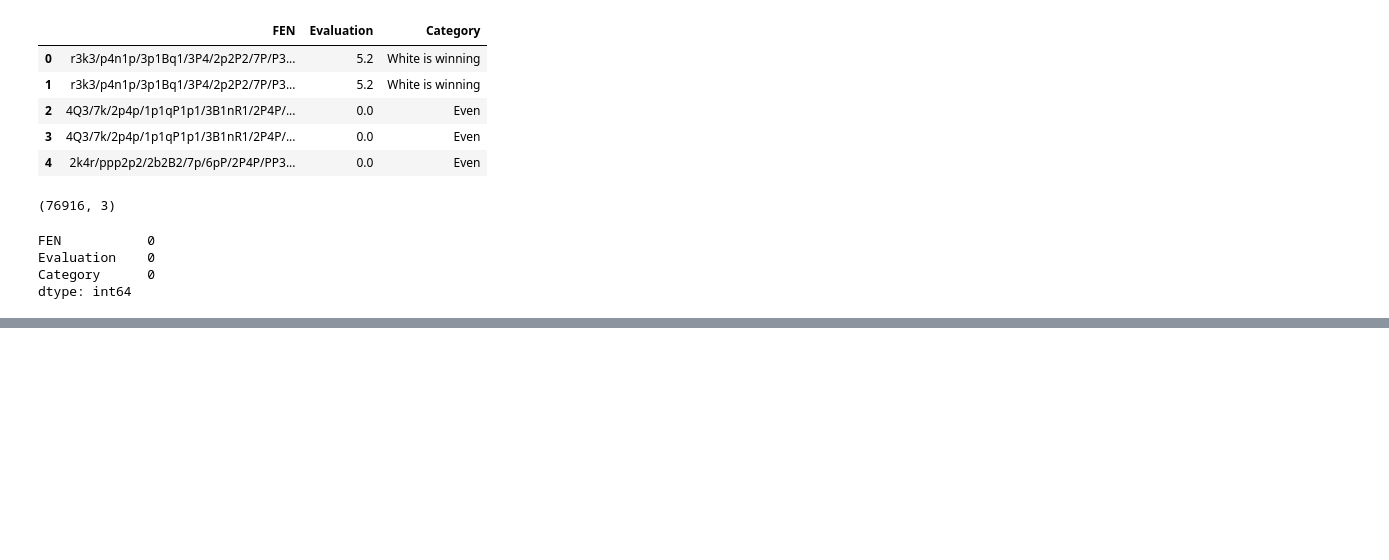
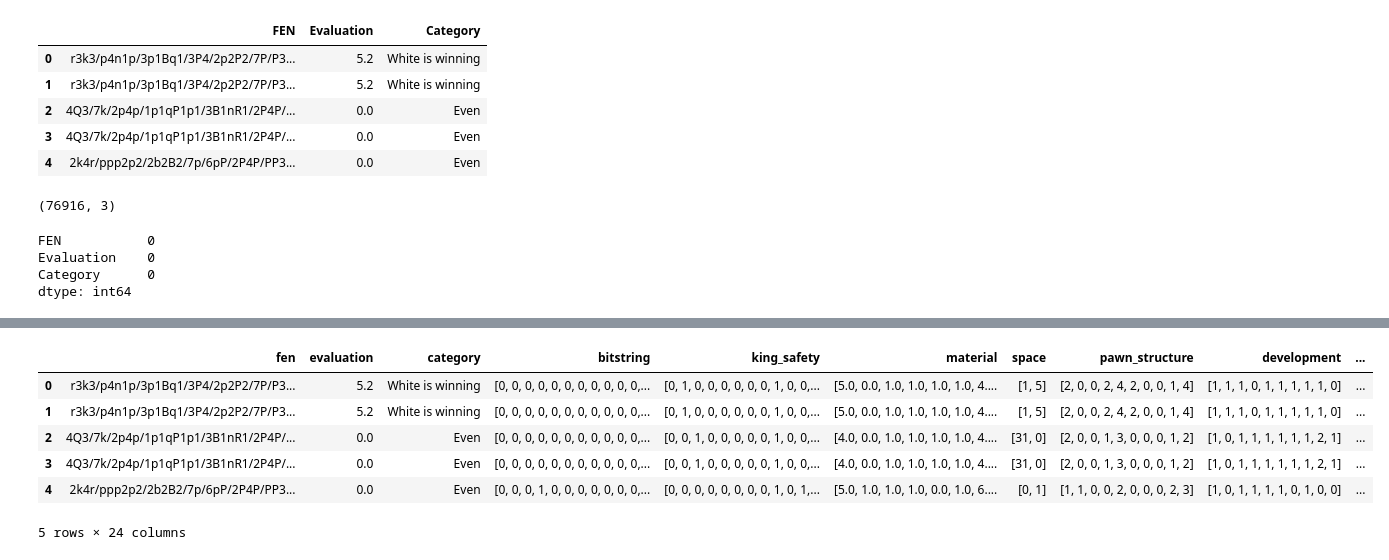
Before and after one commit to charltonxqh/Deep-Learning-and-Computer-Chess, a Jupyter notebook: python/main.ipynb, the cells around one changed output, grey strips where cells are left out. Cells and saved outputs as stored; diff of their text form; code cells hidden in the pictures; blank space fills up the shorter version.

```diff
--- a/python/main.ipynb
+++ b/python/main.ipynb
@@ -82,0 +427,19 @@ df.head()
+# %%
+df['bitstring_tensor'] = df['bitstring'].apply(lambda x: torch.tensor([bit for bit in x], dtype=torch.float32))
+df['king_safety_tensor'] = df['king_safety'].apply(lambda x: torch.tensor([bit for bit in x], dtype=torch.float32))
+df['material_tensor'] = df['normalized_material'].apply(lambda x: torch.tensor([bit for bit in x], dtype=torch.float32))
+df['space_tensor'] = df['normalized_space'].apply(lambda x: torch.tensor([bit for bit in x], dtype=torch.float32))
+df['pawn_structure_tensor'] = df['normalized_pawn_structure'].apply(lambda x: torch.tensor([bit for bit in x], dtype=torch.float32))
+df['development_tensor'] = df['development'].apply(lambda x: torch.tensor([bit for bit in x], dtype=torch.float32))
+df['vector_tensor'] = df['vector'].apply(lambda x: torch.tensor([bit for bit in x], dtype=torch.float32))
+df['global_tensor'] = df['global'].apply(lambda x: torch.tensor([bit for bit in x], dtype=torch.float32))
+df['piece_tensor'] = df['piece'].apply(lambda x: torch.tensor([bit for bit in x], dtype=torch.float32))
+df.head()
+# %% [output]
+|  | fen | evaluation | category | bitstring | king_safety | material | space | pawn_structure | development | ... |
+| 0 | r3k3/p4n1p/3p1Bq1/3P4/2p2P2/7P/P3... | 5.2 | White is winning | [0, 0, 0, 0, 0, 0, 0, 0, 0, 0, 0,... | [0, 1, 0, 0, 0, 0, 0, 0, 1, 0, 0,... | [5.0, 0.0, 1.0, 1.0, 1.0, 1.0, 4.... | [1, 5] | [2, 0, 0, 2, 4, 2, 0, 0, 1, 4] | [1, 1, 1, 0, 1, 1, 1, 1, 1, 0] | ... |
+| 1 | r3k3/p4n1p/3p1Bq1/3P4/2p2P2/7P/P3... | 5.2 | White is winning | [0, 0, 0, 0, 0, 0, 0, 0, 0, 0, 0,... | [0, 1, 0, 0, 0, 0, 0, 0, 1, 0, 0,... | [5.0, 0.0, 1.0, 1.0, 1.0, 1.0, 4.... | [1, 5] | [2, 0, 0, 2, 4, 2, 0, 0, 1, 4] | [1, 1, 1, 0, 1, 1, 1, 1, 1, 0] | ... |
+| 2 | 4Q3/7k/2p4p/1p1qP1p1/3B1nR1/2P4P/... | 0.0 | Even | [0, 0, 0, 0, 0, 0, 0, 0, 0, 0, 0,... | [0, 0, 1, 0, 0, 0, 0, 0, 1, 0, 0,... | [4.0, 0.0, 1.0, 1.0, 1.0, 1.0, 4.... | [31, 0] | [2, 0, 0, 1, 3, 0, 0, 0, 1, 2] | [1, 0, 1, 1, 1, 1, 1, 1, 2, 1] | ... |
+| 3 | 4Q3/7k/2p4p/1p1qP1p1/3B1nR1/2P4P/... | 0.0 | Even | [0, 0, 0, 0, 0, 0, 0, 0, 0, 0, 0,... | [0, 0, 1, 0, 0, 0, 0, 0, 1, 0, 0,... | [4.0, 0.0, 1.0, 1.0, 1.0, 1.0, 4.... | [31, 0] | [2, 0, 0, 1, 3, 0, 0, 0, 1, 2] | [1, 0, 1, 1, 1, 1, 1, 1, 2, 1] | ... |
+| 4 | 2k4r/ppp2p2/2b2B2/7p/6pP/2P4P/PP3... | 0.0 | Even | [0, 0, 0, 1, 0, 0, 0, 0, 0, 0, 0,... | [0, 0, 0, 0, 0, 0, 0, 0, 1, 0, 1,... | [5.0, 1.0, 1.0, 1.0, 0.0, 1.0, 6.... | [0, 1] | [1, 1, 0, 0, 2, 0, 0, 0, 2, 3] | [1, 0, 1, 1, 1, 1, 0, 1, 0, 0] | ... |
+5 rows × 24 columns
```
Also changed, not shown: parts of 40 cells of this notebook, 2 other files.
